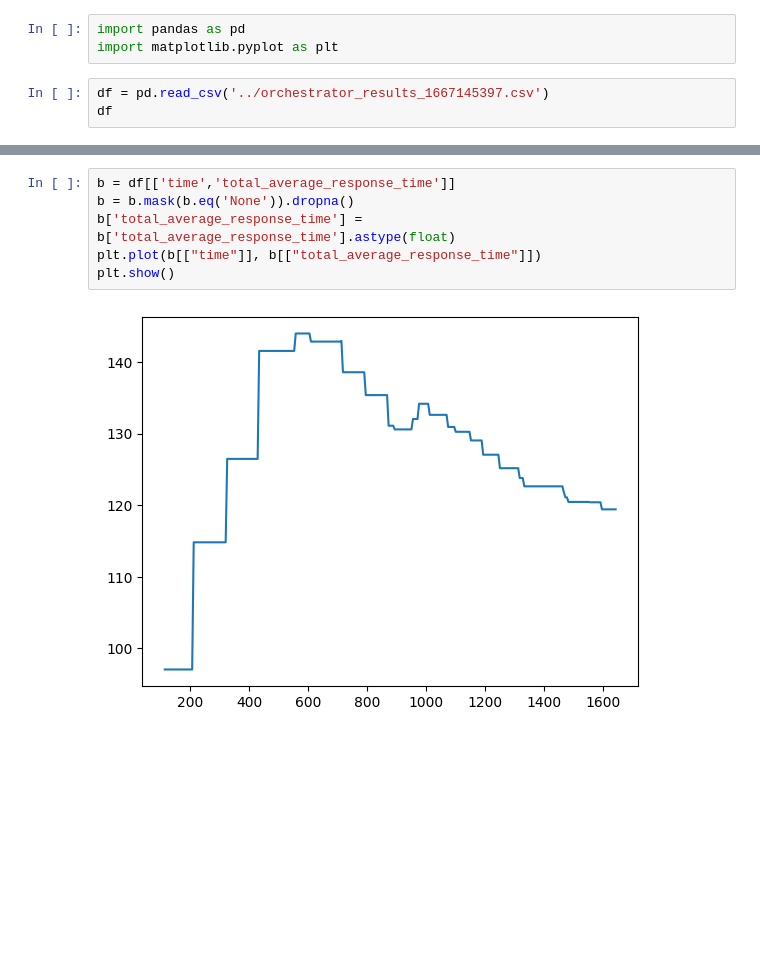
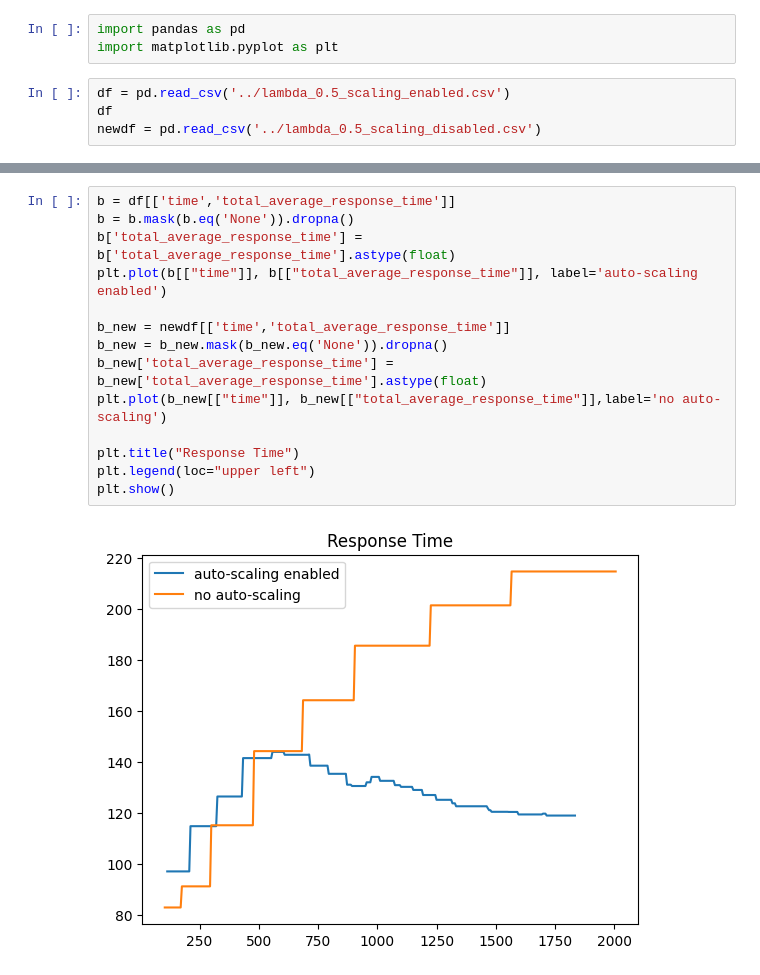
Before and after one commit to kponichtera/cs4215-qpe, a Jupyter notebook: jupyter/plots.ipynb, the cells around one changed output, grey strips where cells are left out. Drawn from its saved outputs; the diff is of its cells as text; blank space fills up the shorter version.

```diff
--- a/jupyter/plots.ipynb
+++ b/jupyter/plots.ipynb
@@ -2,5 +2,6 @@
 import pandas as pd
 import matplotlib.pyplot as plt
 # %%
-df = pd.read_csv('../orchestrator_results_1667145397.csv')
+df = pd.read_csv('../lambda_0.5_scaling_enabled.csv')
 df
+newdf = pd.read_csv('../lambda_0.5_scaling_disabled.csv')
@@ -55,8 +51,16 @@ plt.show()
 # %%
 b = df[['time','total_average_response_time']]
 b = b.mask(b.eq('None')).dropna()
 b['total_average_response_time'] = b['total_average_response_time'].astype(float)
-plt.plot(b[["time"]], b[["total_average_response_time"]])
+plt.plot(b[["time"]], b[["total_average_response_time"]], label='auto-scaling enabled')
+
+b_new = newdf[['time','total_average_response_time']]
+b_new = b_new.mask(b_new.eq('None')).dropna()
+b_new['total_average_response_time'] = b_new['total_average_response_time'].astype(float)
+plt.plot(b_new[["time"]], b_new[["total_average_response_time"]],label='no auto-scaling')
+
+plt.title("Response Time")
+plt.legend(loc="upper left")
 plt.show()
 # %% [output]
-[figure, old version]
+[figure, new version]
```
Also changed, not shown: parts of 7 cells of this notebook.
